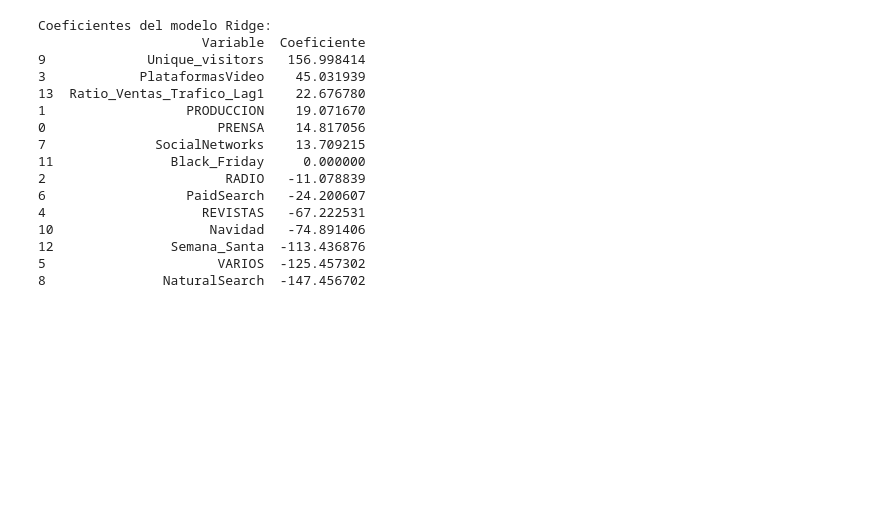
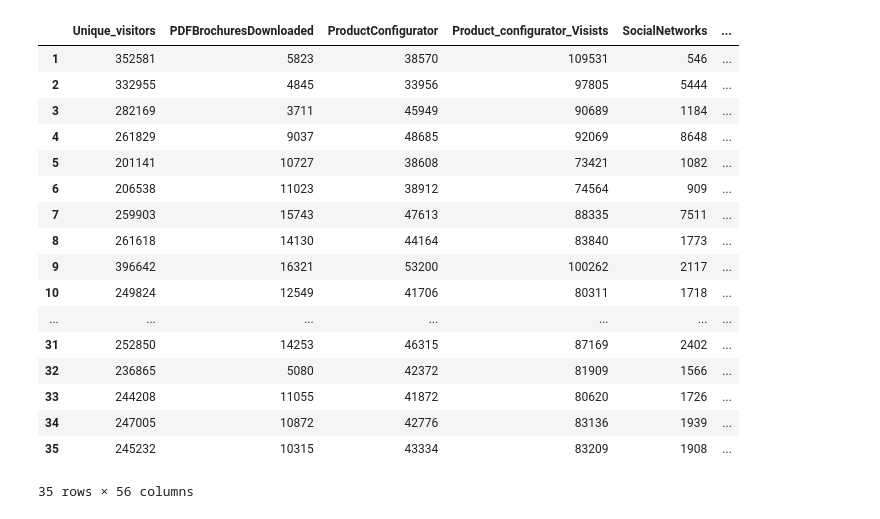
Before and after one commit to seerraa16/Caso02.-Modelo-de-Atribuci-n, a Jupyter notebook: Modelo_Atribucion.ipynb, the cells around one changed output. Cells and saved outputs as stored; diff of their text form; code cells hidden in the pictures; blank space fills up the shorter version.

```diff
--- a/Modelo_Atribucion.ipynb
+++ b/Modelo_Atribucion.ipynb
@@ -99,56 +160,24 @@ df_combined['Crecimiento_Trafico'] = (df_combined['Unique_visitors'] - df_combin
 
 # Eliminar filas con NaN (por los lags)
 df_combined.dropna(inplace=True)
-# %%
-from sklearn.linear_model import Ridge
-from sklearn.preprocessing import StandardScaler
-import pandas as pd
-
-# Asegúrate de que estos nombres de columnas coincidan con los de tu dataset
-X_vars = [
-    'PRENSA', 'PRODUCCION', 'RADIO', 'PlataformasVideo', 'REVISTAS', 'VARIOS',
-    'PaidSearch', 'SocialNetworks', 'NaturalSearch', 'Unique_visitors',
-    'Navidad', 'Black_Friday', 'Semana_Santa',
-    'Ratio_Ventas_Trafico_Lag1'
-]
-
-# Confirmamos que todo está en tipo numérico
-for col in X_vars + ['Sales']:
-    df_combined[col] = pd.to_numeric(df_combined[col], errors='coerce')
-
-X = df_combined[X_vars]
-y = df_combined['Sales']
-
-# Estandarizamos las variables
-scaler = StandardScaler()
-X_scaled = scaler.fit_transform(X)
-
-# Ridge Regression
-ridge = Ridge(alpha=1.0)
-ridge.fit(X_scaled, y)
-
-# Coeficientes
-coef_df = pd.DataFrame({
-    'Variable': X.columns,
-    'Coeficiente': ridge.coef_
-}).sort_values(by='Coeficiente', ascending=False)
-
-print("Coeficientes del modelo Ridge:")
-print(coef_df)
-# %% [output]
-Coeficientes del modelo Ridge:
-                     Variable  Coeficiente
-9             Unique_visitors   156.998414
-3            PlataformasVideo    45.031939
-13  Ratio_Ventas_Trafico_Lag1    22.676780
-1                  PRODUCCION    19.071670
-0                      PRENSA    14.817056
-7              SocialNetworks    13.709215
-11               Black_Friday     0.000000
-2                       RADIO   -11.078839
-6                  PaidSearch   -24.200607
-4                    REVISTAS   -67.222531
-10                    Navidad   -74.891406
-12               Semana_Santa  -113.436876
-5                      VARIOS  -125.457302
-8               NaturalSearch  -147.456702
+# %%
+df_combined
+# %% [output]
+|  | Unique_visitors | PDFBrochuresDownloaded | ProductConfigurator | Product_configurator_Visists | SocialNetworks | ... |
+| 1 | 352581 | 5823 | 38570 | 109531 | 546 | ... |
+| 2 | 332955 | 4845 | 33956 | 97805 | 5444 | ... |
+| 3 | 282169 | 3711 | 45949 | 90689 | 1184 | ... |
+| 4 | 261829 | 9037 | 48685 | 92069 | 8648 | ... |
+| 5 | 201141 | 10727 | 38608 | 73421 | 1082 | ... |
+| 6 | 206538 | 11023 | 38912 | 74564 | 909 | ... |
+| 7 | 259903 | 15743 | 47613 | 88335 | 7511 | ... |
+| 8 | 261618 | 14130 | 44164 | 83840 | 1773 | ... |
+| 9 | 396642 | 16321 | 53200 | 100262 | 2117 | ... |
+| 10 | 249824 | 12549 | 41706 | 80311 | 1718 | ... |
+| ... | ... | ... | ... | ... | ... | ... |
+| 31 | 252850 | 14253 | 46315 | 87169 | 2402 | ... |
+| 32 | 236865 | 5080 | 42372 | 81909 | 1566 | ... |
+| 33 | 244208 | 11055 | 41872 | 80620 | 1726 | ... |
+| 34 | 247005 | 10872 | 42776 | 83136 | 1939 | ... |
+| 35 | 245232 | 10315 | 43334 | 83209 | 1908 | ... |
+35 rows × 56 columns
```
Also changed, not shown: parts of 18 cells of this notebook.
